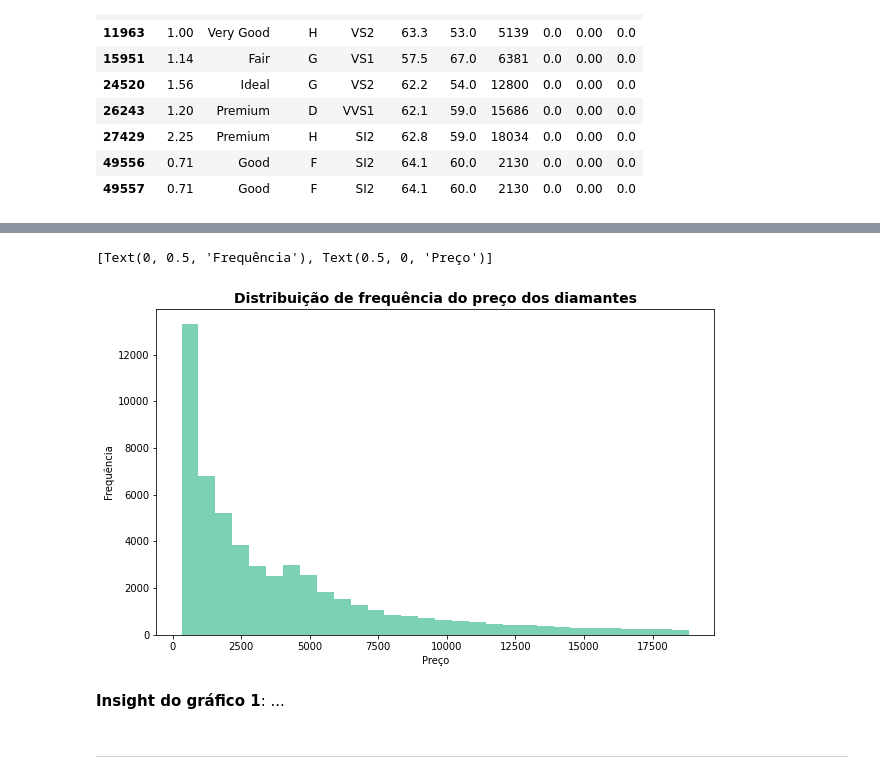
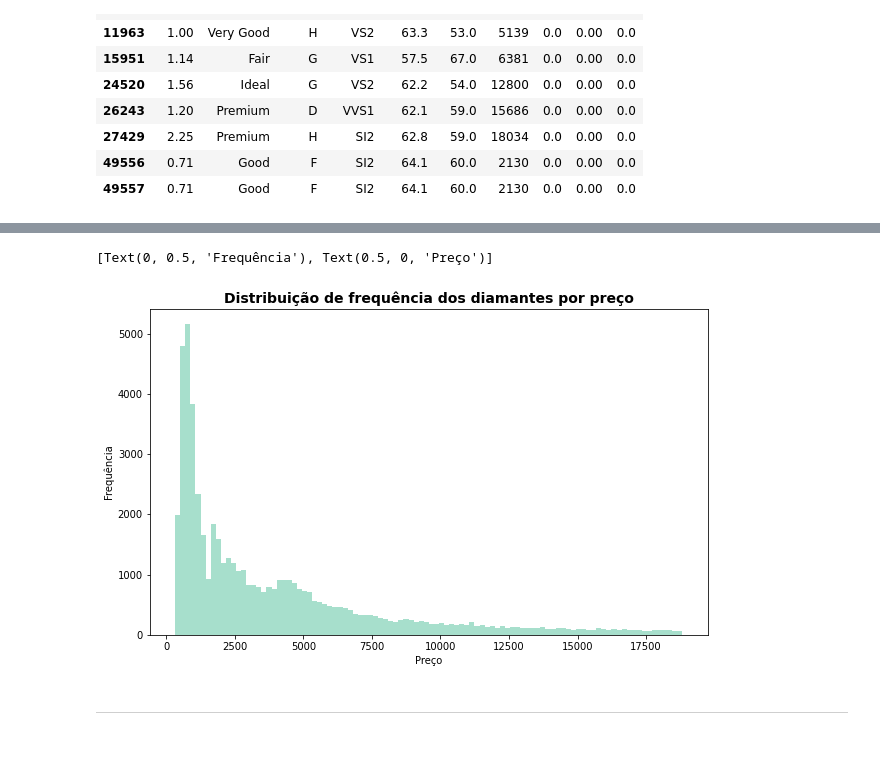
Before and after one commit to anamilanezi/ebac-dados, a Jupyter notebook: exercicios/em14-visualizacao-de-dados-I.ipynb, the cells around one changed output, grey strips where cells are left out. Saved outputs shown, nothing was run; the diff lists cells and outputs as text; code cells hidden in the pictures; blank space fills up the shorter version.

```diff
--- a/exercicios/em14-visualizacao-de-dados-I.ipynb
+++ b/exercicios/em14-visualizacao-de-dados-I.ipynb
@@ -157,15 +152,14 @@ diamonds_3.fig.set_size_inches(12, 6)
 # %%
 # Remover a borda
 sns.set_context(rc = {'patch.linewidth': 0.0})
-histograma_preco = sns.histplot(data['price'], bins=30, color="#50c19a")
+#histograma_preco = sns.histplot(data['price'], bins=50, color="#50c19a")
+histograma_preco = sns.histplot(data=data, x="price", bins=100, color="#50c19a", alpha=0.5)
 histograma_preco.figure.set_size_inches(10,6)
-histograma_preco.set_title("Distribuição de frequência do preço dos diamantes", fontsize=14, fontweight="bold");
+histograma_preco.set_title("Distribuição de frequência dos diamantes por preço", fontsize=14, fontweight="bold");
 histograma_preco.set(xlabel="Preço", ylabel="Frequência")
 # %% [output]
 [Text(0, 0.5, 'Frequência'), Text(0.5, 0, 'Preço')]
-[figure, old version]
+[figure, new version]
-# %% [markdown]
-**Insight do gráfico 1**: ...
 # %% [markdown]
 ---
 # %% [markdown]
```
Also changed, not shown: parts of 12 cells of this notebook.
